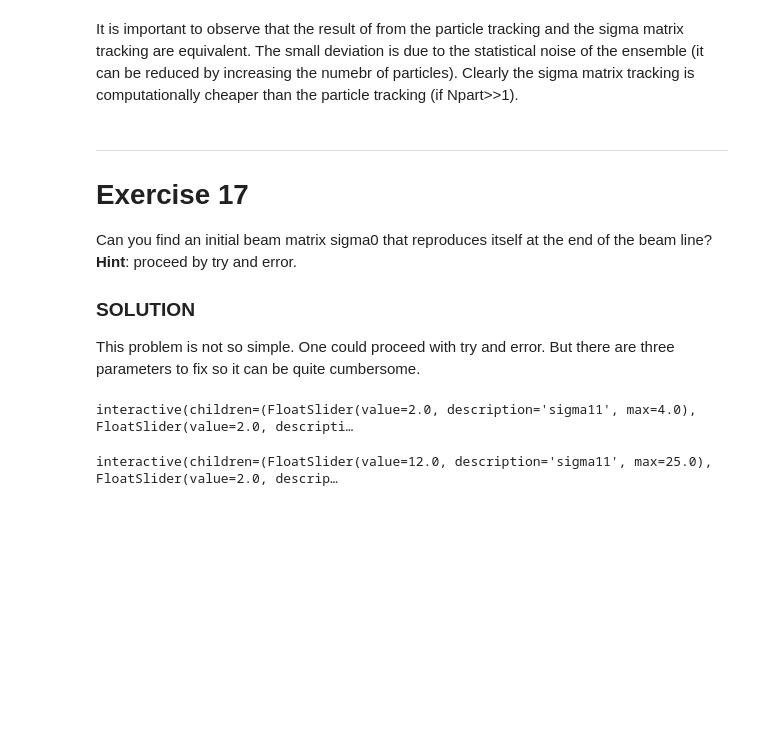
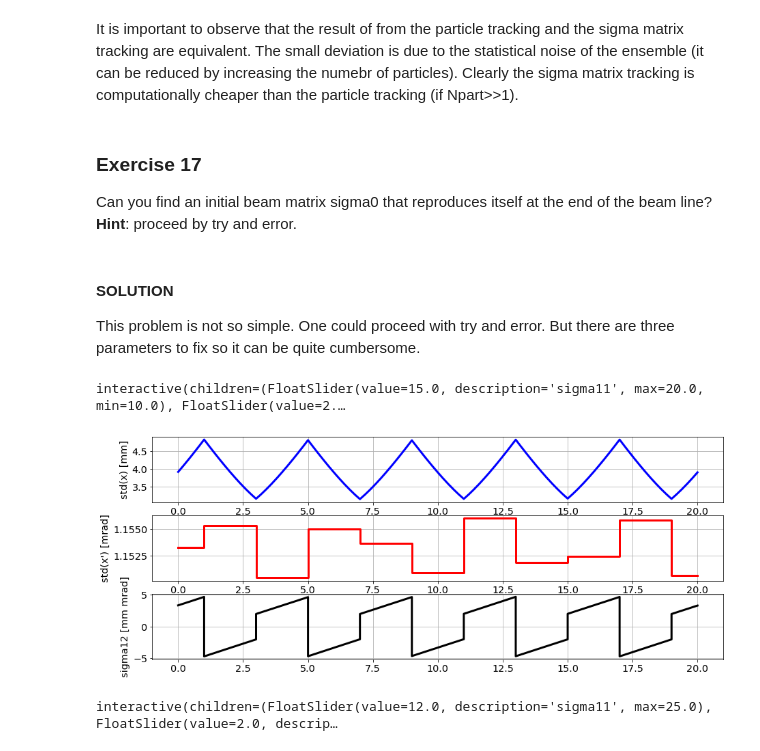
Before and after one commit to cerncas/hands-on-lattice-exercises, a Jupyter notebook: Exercises_Solutions.ipynb, the cells around one changed output. Cells and saved outputs as stored; diff of their text form; code cells hidden in the pictures; blank space fills up the shorter version.

```diff
--- a/Exercises_Solutions.ipynb
+++ b/Exercises_Solutions.ipynb
@@ -888,15 +980,15 @@ plt.title('Exercise 15, case C');
 # %% [markdown]
 It is important to observe that the result of from the particle tracking and the sigma matrix tracking are equivalent. The small deviation is due to the statistical noise of the ensemble (it can be reduced by increasing the numebr of particles).
 Clearly the sigma matrix tracking is computationally cheaper than the particle tracking (if Npart>>1).
+# %% [markdown]
+### Exercise 17
+Can you find an initial beam matrix sigma0 that reproduces itself at the end of the beam line? **Hint**: proceed by try and error.
 # %% [markdown]
----
-# Exercise 17
-Can you find an initial beam matrix sigma0 that reproduces itself at the end of the beam line? **Hint**: proceed by try and error.
-
-### SOLUTION
+#### SOLUTION
 
 This problem is not so simple. One could proceed with try and error. But there are three parameters to fix so it can be quite cumbersome.
 # %%
+# A first version:
 def plotIt(sigma11, sigma22, sigma12):
     #lattice
     f = 2.5
@@ -910,18 +1002,26 @@ def plotIt(sigma11, sigma22, sigma12):
     plt.figure(figsize=(15,6))
     plt.subplot(311)
     plt.plot(output_b['s'], np.sqrt(output_b['sigma11']), '-b', lw=3)
+    plt.ylabel('std(x) [mm]')
     plt.grid(True)
     plt.subplot(312)
     plt.plot(output_b['s'], np.sqrt(output_b['sigma22']), '-r', lw=3)
+    plt.ylabel('std(x\') [mrad]')
     plt.grid(True)
     plt.subplot(313)
     plt.plot(output_b['s'], output_b['sigma12'], '-k', lw=3)
+    plt.ylabel('sigma12 [mm mrad]')
     plt.grid(True)
 
-interactive_plot = interactive(plotIt,sigma11=(0,4,.1),sigma22=(0,4,.1),sigma12=(-2,2,.1),continuous_update=True)
+interactive_plot = interactive(plotIt,sigma11=(10,20,.1),sigma22=(0,4,.1),sigma12=(-5,5,.1),continuous_update=True)
 output = interactive_plot.children[-1]
 output.layout.height = '350px'
 interactive_plot
 # %% [output]
-interactive(children=(FloatSlider(value=2.0, description='sigma11', max=4.0), FloatSlider(value=2.0, descripti…
+interactive(children=(FloatSlider(value=15.0, description='sigma11', max=20.0, min=10.0), FloatSlider(value=2.…
+# %%
+# approximate solution found by hand:
+plotIt(15.37, 1.33, 3.34)
+# %% [output]
+[figure, added]
 # %%
```
Also changed, not shown: parts of 139 cells of this notebook, 2 other files.
